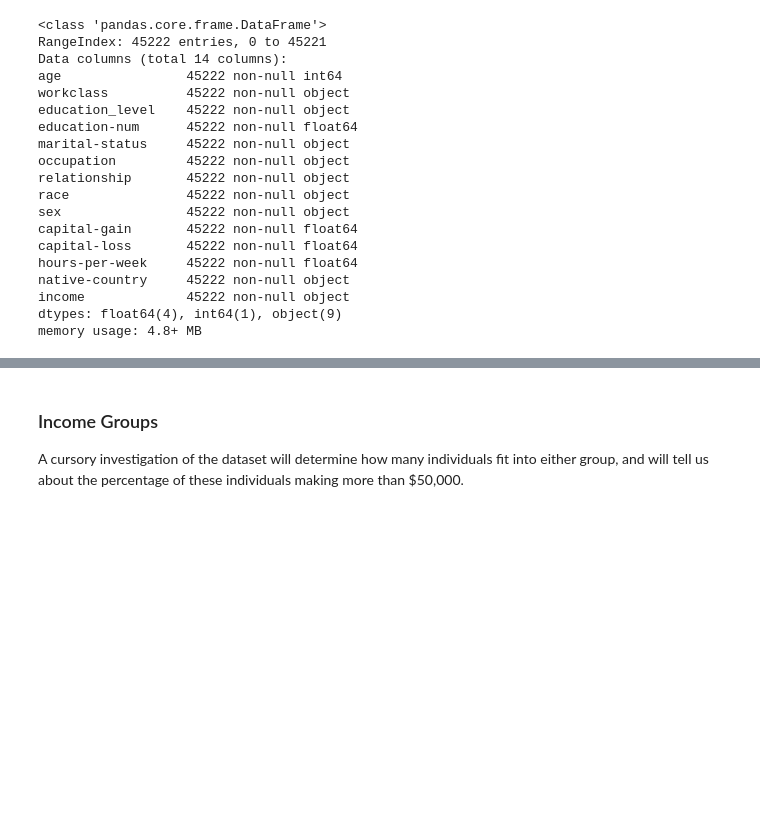
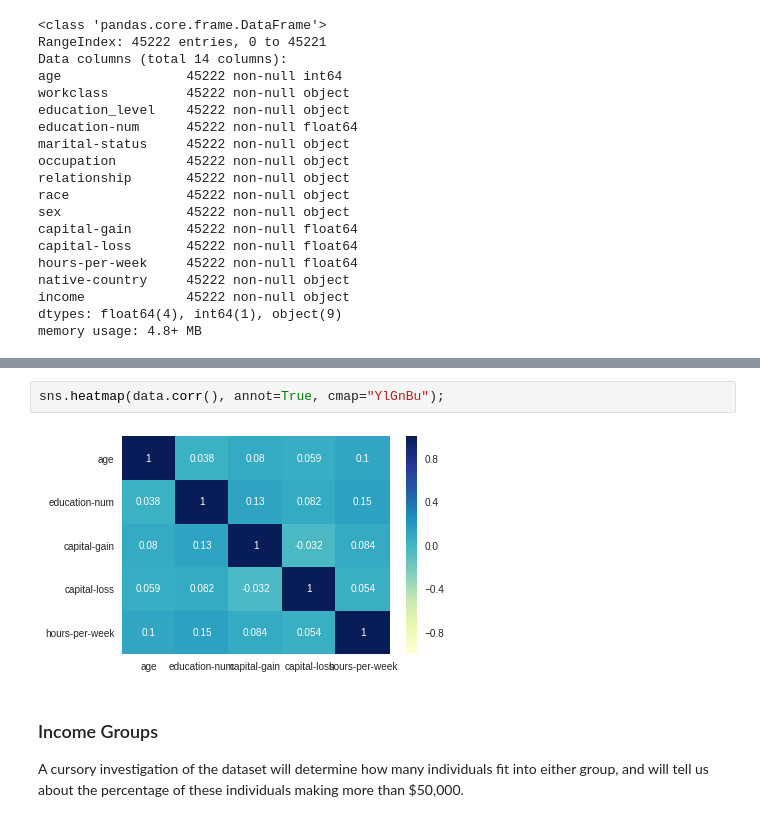
Before and after one commit to yanglinjing/dsnd_p1_charity, a Jupyter notebook: finding_donors.ipynb, the cells around one changed output, grey strips where cells are left out. Saved outputs shown, nothing was run; the diff lists cells and outputs as text; blank space fills up the shorter version.

```diff
--- a/finding_donors.ipynb
+++ b/finding_donors.ipynb
@@ -168,3 +204,7 @@ memory usage: 4.8+ MB
+# %%
+sns.heatmap(data.corr(), annot=True, cmap="YlGnBu");
+# %% [output]
+[figure, added]
 # %% [markdown]
 ###  Income Groups
 A cursory investigation of the dataset will determine how many individuals fit into either group, and will tell us about the percentage of these individuals making more than \$50,000.
```
Also changed, not shown: parts of 38 cells of this notebook.
